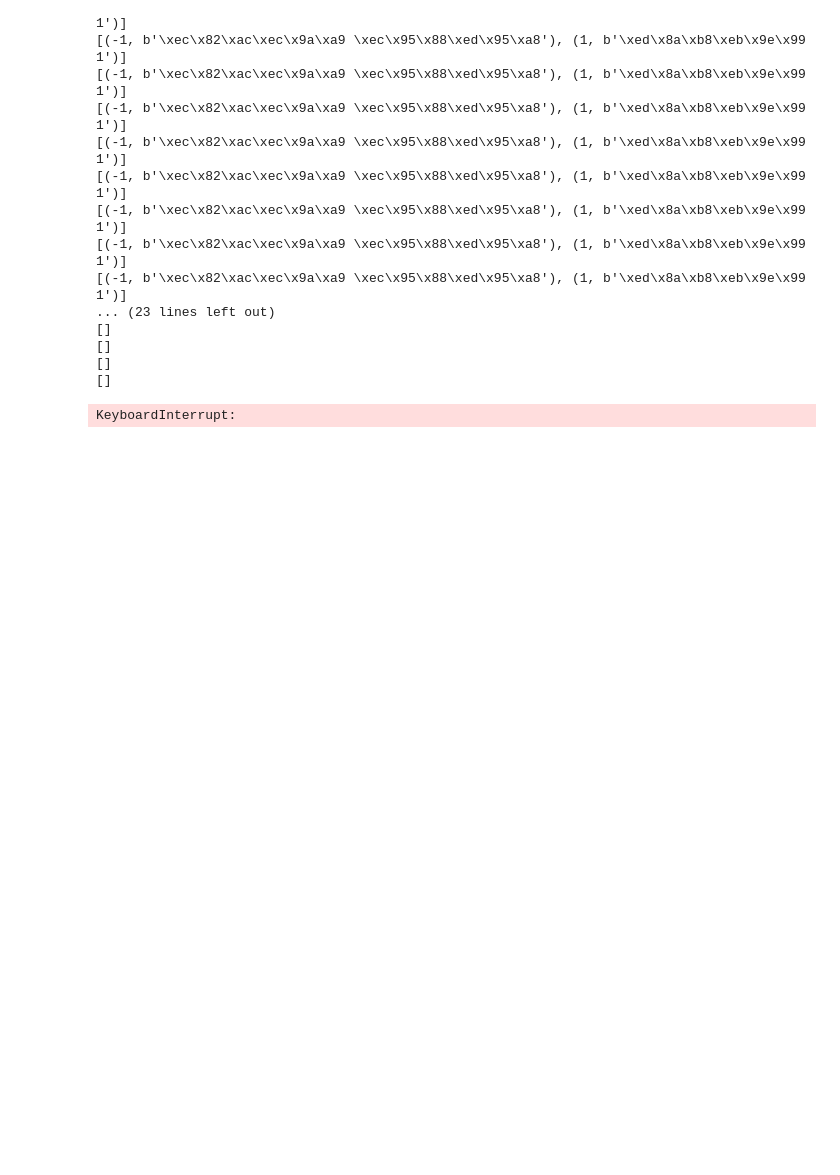
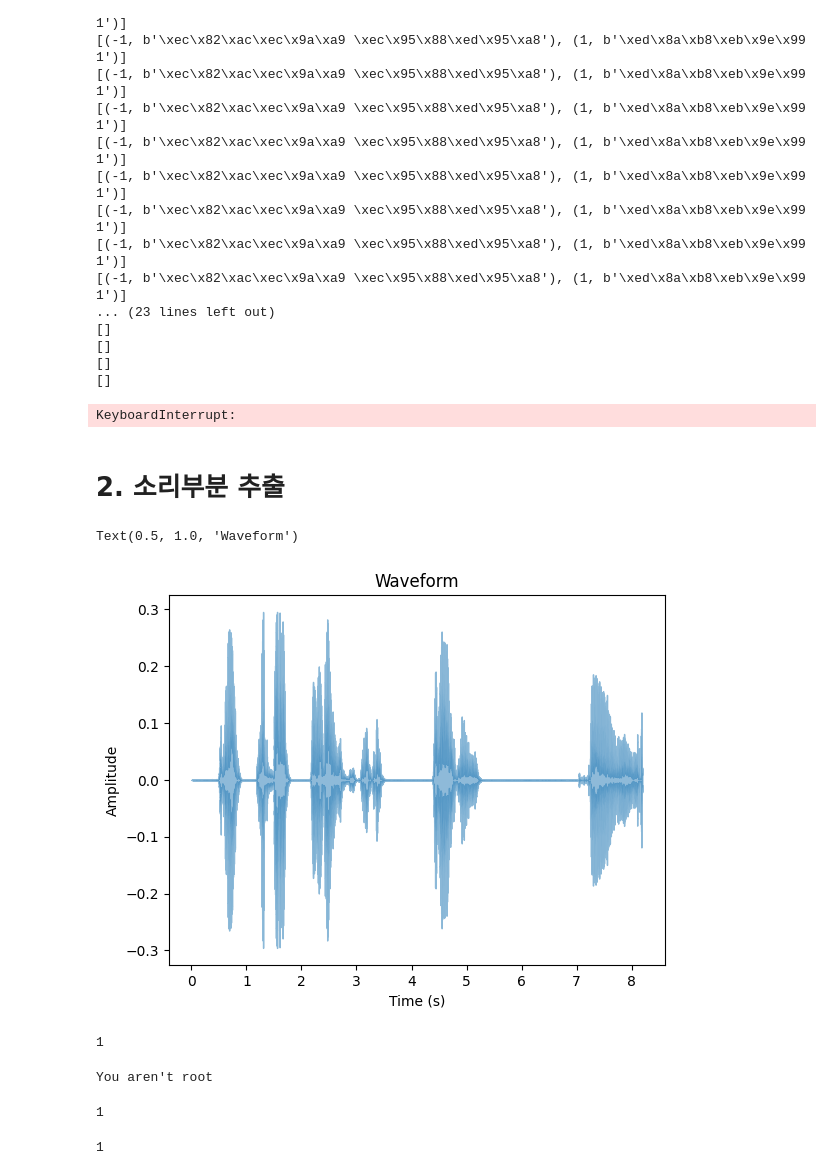
Before and after one commit to SAgiKPJH/SAGI_JJU-JJUCODE-, a Jupyter notebook: Project/01 영상편집 도우미 in python/VideoTest.ipynb, the cells around one changed output. Cells and saved outputs as stored; diff of their text form; code cells hidden in the pictures; blank space fills up the shorter version.

```diff
--- a/Project/01 영상편집 도우미 in python/VideoTest.ipynb
+++ b/Project/01 영상편집 도우미 in python/VideoTest.ipynb
@@ -591,3 +591,5 @@ while True:
 []
 []
 KeyboardInterrupt:
+# %% [markdown]
+# 2. 소리부분 추출
@@ -593,0 +600,36 @@ KeyboardInterrupt:
+# %%
+filepath = "D:/test/영상1.wav"
+
+sig, sr = librosa.load(filepath, sr=22050)
+
+plt.figure(filepath)
+librosa.display.waveshow(sig, sr, alpha=0.5)
+plt.xlabel("Time (s)")
+plt.ylabel("Amplitude")
+plt.title("Waveform")
+# %% [output]
+Text(0.5, 1.0, 'Waveform')
+[figure, added]
+# %%
+import subprocess
+
+
+command = "ffmpeg -i {} -ab 160k -ac 2 -ar 44100 -vn {}".format("영상2.mp4", os.path.join(".", "."))
+
+subprocess.call(command, shell=True)
+# %% [output]
+1
+# %%
+import os
+username=os.system("whoami")
+if username is not "root":
+    print ("You aren't root")
+else:
+    print ("Hello, "+username)
+# %% [output]
+You aren't root
+# %%
+result = os.system("ffmpeg -i D:/test/mpmp.mp4 -ab 160k -ac 2 -ar 44100 -vn D:/test/mpmp.wav")
+print(result)
+# %% [output]
+1
@@ -593,0 +639,6 @@ KeyboardInterrupt:
+# %%
+Command1 = "ffmpeg -i D:/test/mpmp.mp4 -ab 160k -ac 2 -ar 44100 -vn D:/test/mpmp.wav"
+Command = "ffmpeg -i D:/test/mpmp.mp4 D:/test/mpmp.mp3"
+os.system(Command)
+# %% [output]
+1
```
Also changed, not shown: parts of 5 cells of this notebook, 3 other files.
